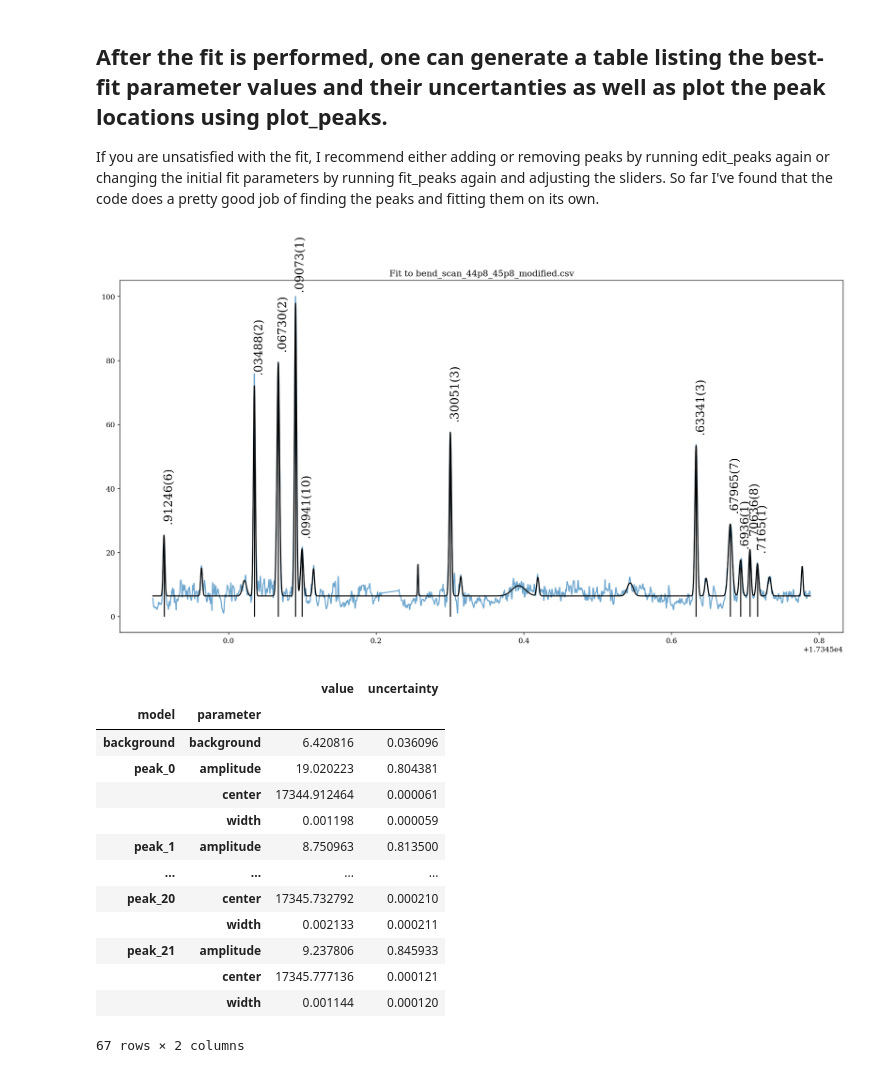
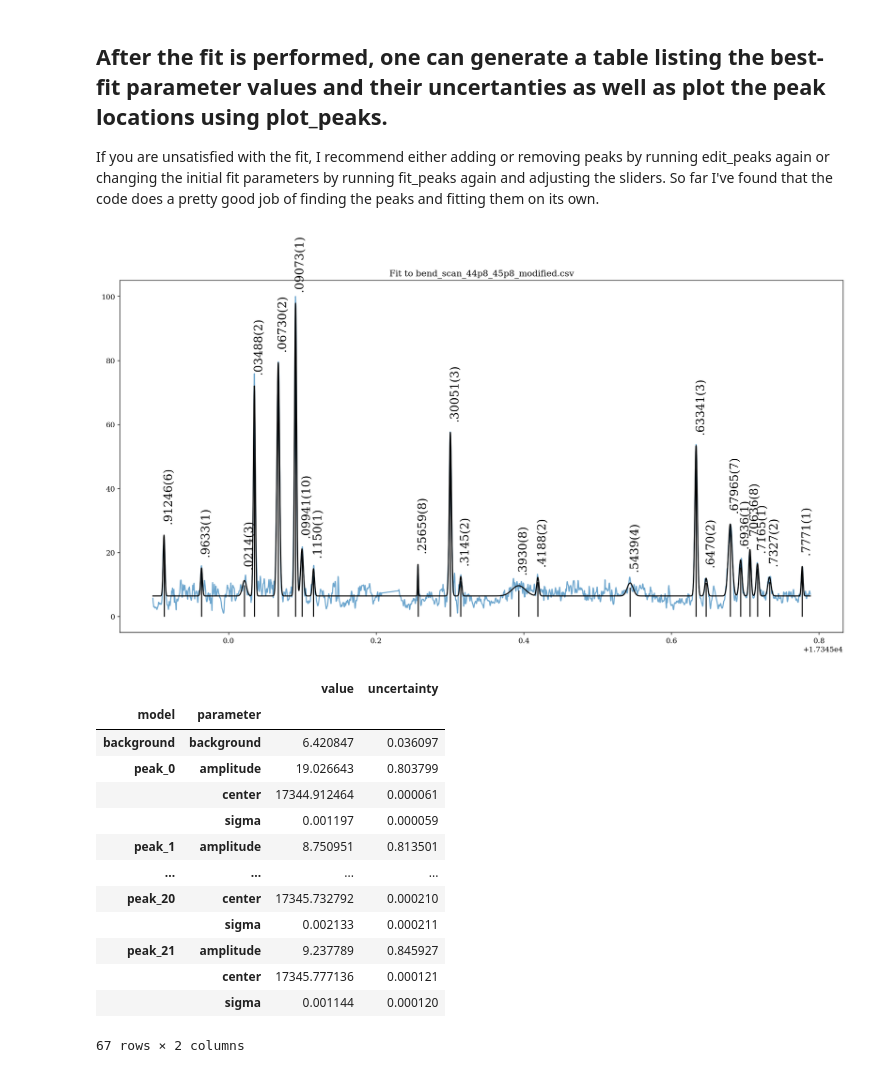
Before and after one commit to AdrianLopez1/PeakFinding, a Jupyter notebook: interactive_fitting/main.ipynb, the cells around one changed output. Saved outputs shown, nothing was run; the diff lists cells and outputs as text; code cells hidden in the pictures.

Commit message:
Fixed small bug, improved labeling (width -> sigma)

```diff
--- a/interactive_fitting/main.ipynb
+++ b/interactive_fitting/main.ipynb
@@ -44,23 +41,23 @@ HBox(children=(Text(value='', description='Adjust amplitude:', layout=Layout(wid
 
 If you are unsatisfied with the fit, I recommend either adding or removing peaks by running edit_peaks again or changing the initial fit parameters by running fit_peaks again and adjusting the sliders. So far I've found that the code does a pretty good job of finding the peaks and fitting them on its own.
 # %%
-threshold = 10 # The minimum height of peaks to be labeled
+threshold = 0 # The minimum height (against the background) of peaks to be labeled
 output_file = 'scan_fit' # The name of the file to save the plot to
 %run plot_peaks.ipynb
 model.summary()
 # %% [output]
-[figure, old version]
+[figure, new version]
 |  |  | value | uncertainty |
 | model | parameter |  |  |
-| background | background | 6.420816 | 0.036096 |
-| peak_0 | amplitude | 19.020223 | 0.804381 |
+| background | background | 6.420847 | 0.036097 |
+| peak_0 | amplitude | 19.026643 | 0.803799 |
 |  | center | 17344.912464 | 0.000061 |
-|  | width | 0.001198 | 0.000059 |
-| peak_1 | amplitude | 8.750963 | 0.813500 |
+|  | sigma | 0.001197 | 0.000059 |
+| peak_1 | amplitude | 8.750951 | 0.813501 |
 | ... | ... | ... | ... |
 | peak_20 | center | 17345.732792 | 0.000210 |
-|  | width | 0.002133 | 0.000211 |
-| peak_21 | amplitude | 9.237806 | 0.845933 |
+|  | sigma | 0.002133 | 0.000211 |
+| peak_21 | amplitude | 9.237789 | 0.845927 |
 |  | center | 17345.777136 | 0.000121 |
-|  | width | 0.001144 | 0.000120 |
+|  | sigma | 0.001144 | 0.000120 |
 67 rows × 2 columns
```
Also changed, not shown: parts of 1 cell of this notebook, 2 other files.
